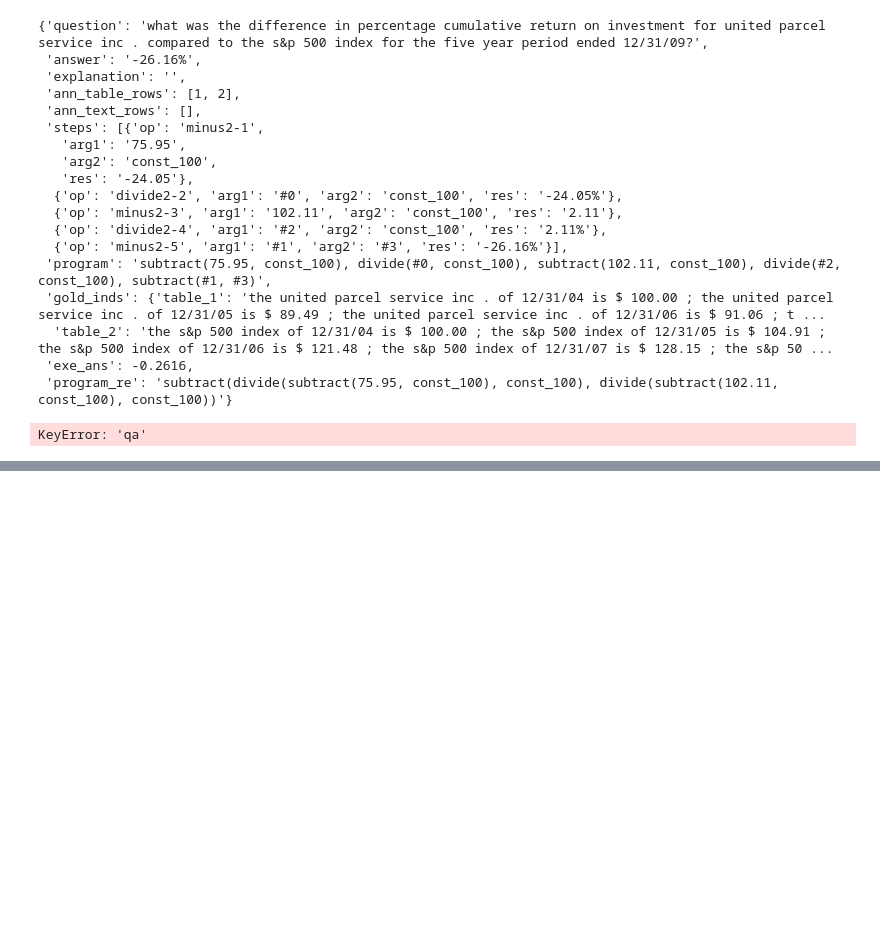
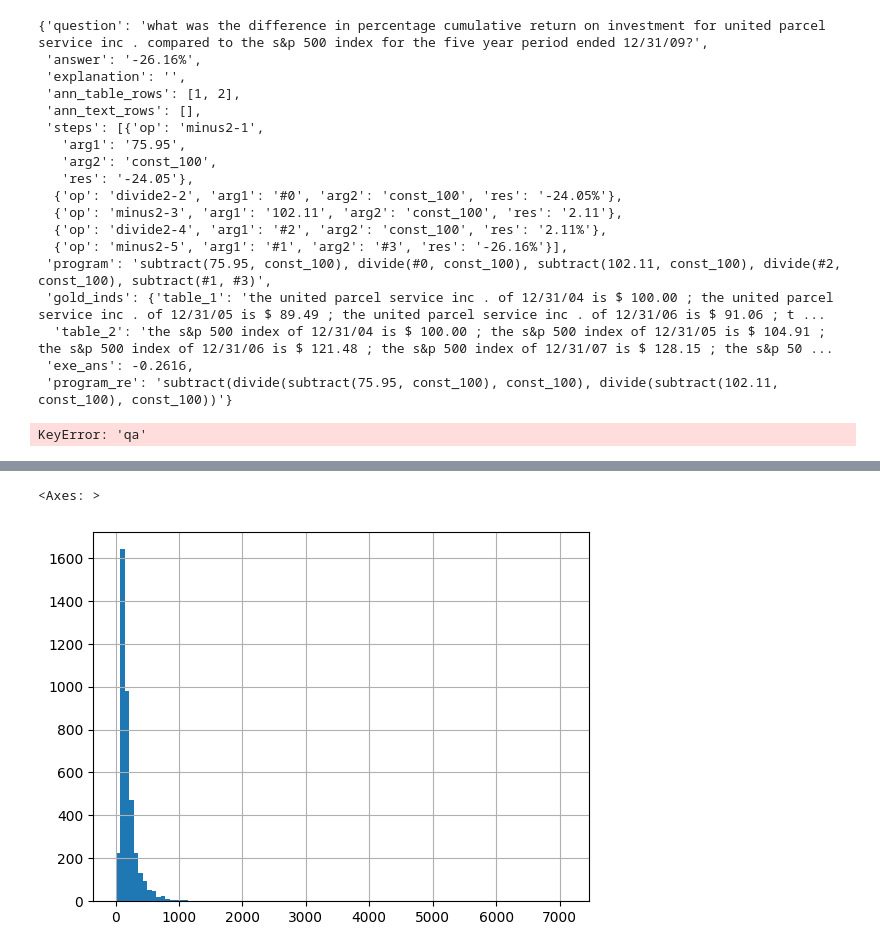
Before and after one commit to AnastasiaGo17/ConvFinQA_llm, a Jupyter notebook: llm_qa.ipynb, the cells around one changed output, grey strips where cells are left out. Saved outputs shown, nothing was run; the diff lists cells and outputs as text; code cells hidden in the pictures; blank space fills up the shorter version.

```diff
--- a/llm_qa.ipynb
+++ b/llm_qa.ipynb
@@ -83,7 +63,7 @@ def load_json(json_path):
     data = json.load(file)
   return(data)
 # %%
-data_path = 'data/train.json'
+data_path = 'projects/ConvFinQA_llm/data/train.json'
 # %%
 train = load_json(data_path)
 # %%
@@ -275,4 +212,5 @@ def process_table_to_statements(table_lst_lst):
 
   table_parsed_text = ";   ".join(table_parsed_lst)
 
-  return(table_parsed_text)
+  # return a tuple containing both statements as text and statements as lst
+  return(table_parsed_lst, table_parsed_text)
@@ -282,7 +259,13 @@ def process_table_to_statements(table_lst_lst):
 for record in train:
   text_pre = record['pre_text_string']
   text_post = record['post_text_string']
-  table_text = process_table_to_statements(record['table'])
+
+  table_text = process_table_to_statements(record['table'])[1]
+  table_text_lst = process_table_to_statements(record['table'])[0]
+
+  record['table_text'] = table_text
+  record['table_text_lst'] = table_text
+
   record['full_text_string'] = f'{text_pre} table data: {table_text} end of the table. {text_post}'
   record['full_text_length'] = len(record['full_text_string'])
 # %%
@@ -375,0 +348,26 @@ Conclusions:
+# %%
+# standartizing the dataset by creating two copies from such documents and breaking up the 'complex' questions
+i = 0
+normalized_train = []
+for record in train:
+  if record.get('qa') is not None:
+    normalized_train.append(record)
+    i+=1
+    continue
+  elif record.get('qa_0') is not None:
+    record_copy_0 = deepcopy(record)
+    record_copy_1 = deepcopy(record)
+    record_copy_0['qa'] = record_copy_0['qa_0']
+    record_copy_1['qa'] = record_copy_1['qa_1']
+    del record_copy_0['qa_0']
+    del record_copy_0['qa_1']
+    del record_copy_1['qa_0']
+    del record_copy_1['qa_1']
+    normalized_train.append(record_copy_0)
+    normalized_train.append(record_copy_1)
+    i+=1
+   # maybe an edge case when we have neither qa nor qa_0 in data?
+  else:
+    print("ABNORMAL ENTRY")
+    print(f"Entry index is {i}; entry fields are {str(record.keys())}")
+    i+=1
@@ -375,0 +631,7 @@ Conclusions:
+# %%
+# average string length and distribution
+pr_strings_len = pd.Series([len(el['parsed_string_llm_response_pseudoretriever']) for el in normalized_train])
+pr_strings_len.hist(bins = 100)
+# %% [output]
+<Axes: >
+[figure, added]
```
Also changed, not shown: parts of 67 cells of this notebook.
